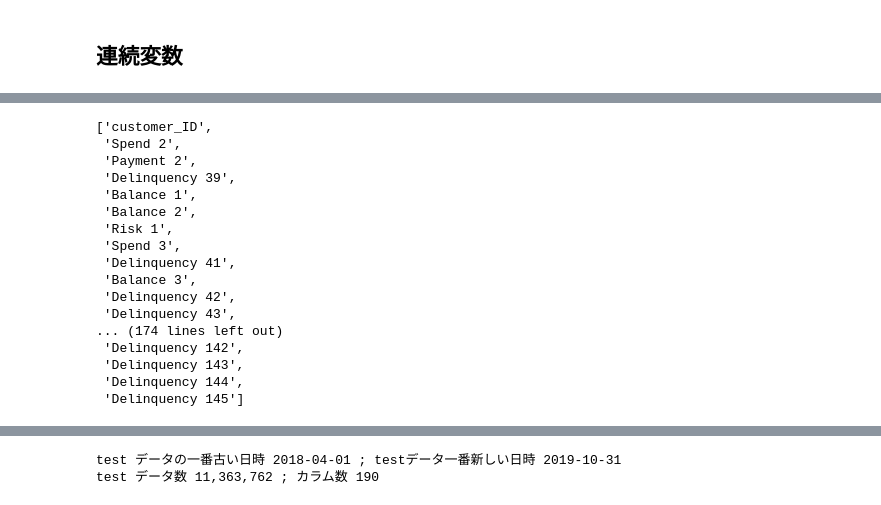
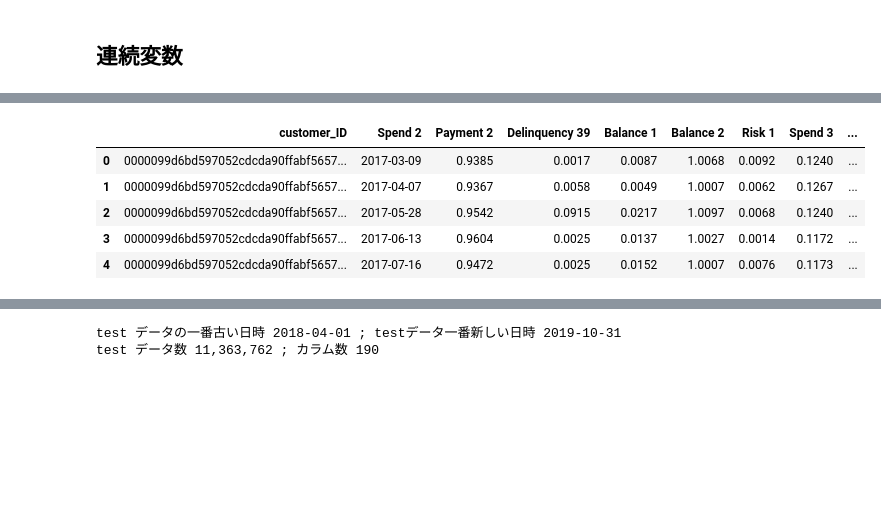
Before and after one commit to idsts2670/kaggle, a Jupyter notebook: amex-default-prediction/amex-default-prediction_v1.ipynb, the cells around one changed output, grey strips where cells are left out. Cells and saved outputs as stored; diff of their text form; code cells hidden in the pictures; blank space fills up the shorter version.

```diff
--- a/amex-default-prediction/amex-default-prediction_v1.ipynb
+++ b/amex-default-prediction/amex-default-prediction_v1.ipynb
@@ -176,17 +176,11 @@ def read_csv(name, **kwrgs):
     print(f'Load: {path}')
     return pd.read_csv(path, **kwrgs)
 
-# 今回はparquet形式を読み込むので別途用意
+# （一番速い）今回はparquet形式を dask モジュールで読み込むため別途用意
 def read_parquet(name, **kwrgs):
     path = os.path.join(INPUT_DIR, name + '.parquet')
     print(f'Load: {path}')
     return pd.read_parquet(path, **kwrgs)
-
-# （一番早い）今回はparquet形式を dask モジュールで読み込むため別途用意
-def read_parquet(name, **kwrgs):
-    path = os.path.join(INPUT_DIR, name + '.parquet')
-    print(f'Load: {path}')
-    return dd.read_parquet(path, **kwrgs)
 # %% [markdown]
 # データ読み込み
 # %% [markdown]
@@ -269,5 +255,19 @@ print("train データ内数 {:,.0f} ; カラム数 {}".format(train.shape[0],tr
 # %% [output]
 train データの一番古い日時 2017-03-01 ; train データ一番新しい日時 2018-03-31.
 train データ内数 5,531,451 ; カラム数 191
+# %%
+# カラム名をわかりやすくする
+titles=['Delinquency '+str(i).split('_')[1] if i.startswith('D')
+        else 'Spend '+str(i).split('_')[1] if i.startswith('S')
+        else 'Payment '+str(i).split('_')[1] if i.startswith('P')
+        else 'Balance '+str(i).split('_')[1] if i.startswith('B')
+        else 'Risk '+str(i).split('_')[1] if i.startswith('R')
+        else 'customer_ID'
+        for i in train.columns[:-1]
+        ]
+
+# train データのカラム名変更
+titles.append('TARGET')
+train.columns = titles
 # %%
 # Target {0|1} 比率
@@ -322,11 +295,0 @@ Error:
-# %%
-
-
-# プロットするために train データにcategory列を追加し、日付データを削除
-train.assign(category=0)
-train.pop('Spend 2')
-
-# test データにもcategory列を追加し、日付データを削除し、null値が入ったtargetを入れる
-test.assign(category=1)
-test.pop('Spend 2')
-test.assign(target='')
@@ -353,20 +295,0 @@ test.iloc[:3, :]
-# %%
-titles
-# %% [output]
-['customer_ID',
- 'Spend 2',
- 'Payment 2',
- 'Delinquency 39',
- 'Balance 1',
- 'Balance 2',
- 'Risk 1',
- 'Spend 3',
- 'Delinquency 41',
- 'Balance 3',
- 'Delinquency 42',
- 'Delinquency 43',
-... (174 lines left out)
- 'Delinquency 142',
- 'Delinquency 143',
- 'Delinquency 144',
- 'Delinquency 145']
@@ -372,0 +302,15 @@ titles
+# %%
+train_tmp1 = train.iloc[:1000000, :]
+train_tmp2 = train.iloc[1000000:2000000, :]
+train_tmp3 = train.iloc[2000000:3000000, :]
+train_tmp4 = train.iloc[3000000:4000000, :]
+train_tmp5 = train.iloc[4000000:5531451, :]
+# %%
+train_tmp1.head()
+# %% [output]
+|  | customer_ID | Spend 2 | Payment 2 | Delinquency 39 | Balance 1 | Balance 2 | Risk 1 | Spend 3 | ... |
+| 0 | 0000099d6bd597052cdcda90ffabf5657... | 2017-03-09 | 0.9385 | 0.0017 | 0.0087 | 1.0068 | 0.0092 | 0.1240 | ... |
+| 1 | 0000099d6bd597052cdcda90ffabf5657... | 2017-04-07 | 0.9367 | 0.0058 | 0.0049 | 1.0007 | 0.0062 | 0.1267 | ... |
+| 2 | 0000099d6bd597052cdcda90ffabf5657... | 2017-05-28 | 0.9542 | 0.0915 | 0.0217 | 1.0097 | 0.0068 | 0.1240 | ... |
+| 3 | 0000099d6bd597052cdcda90ffabf5657... | 2017-06-13 | 0.9604 | 0.0025 | 0.0137 | 1.0027 | 0.0014 | 0.1172 | ... |
+| 4 | 0000099d6bd597052cdcda90ffabf5657... | 2017-07-16 | 0.9472 | 0.0025 | 0.0152 | 1.0007 | 0.0076 | 0.1173 | ... |
```
Also changed, not shown: parts of 26 cells of this notebook.
